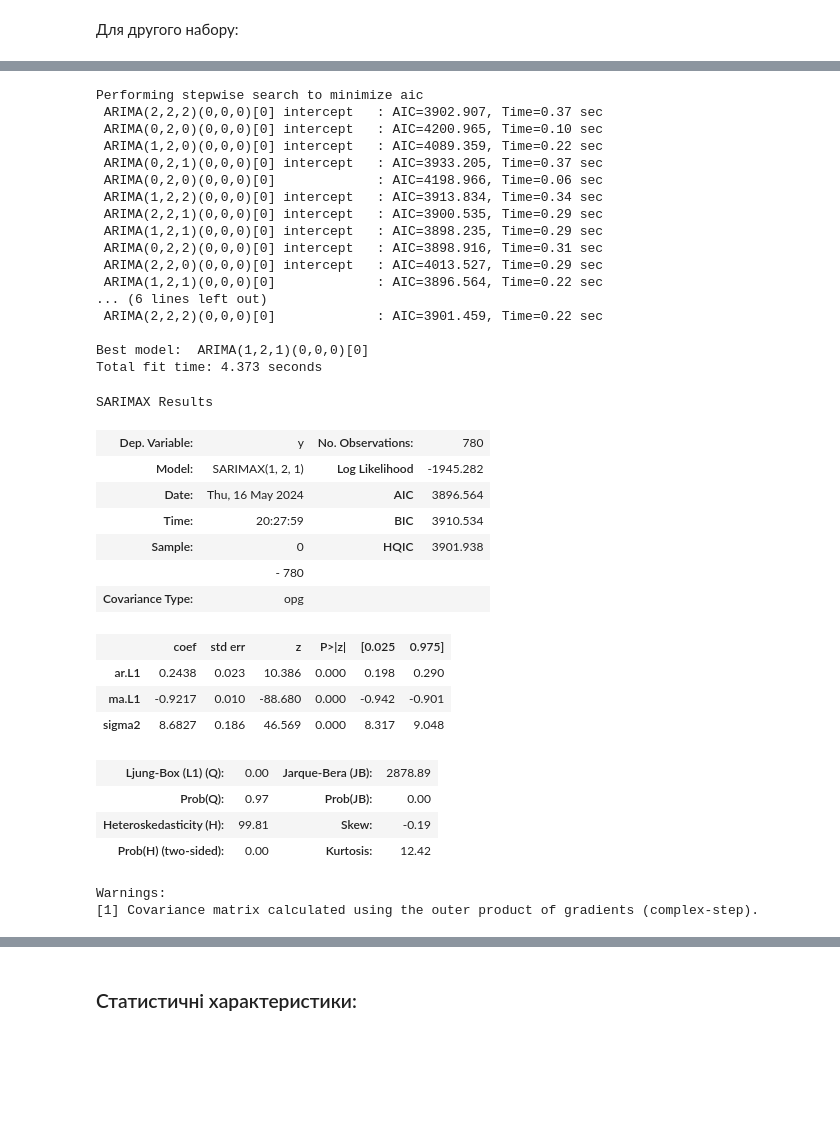
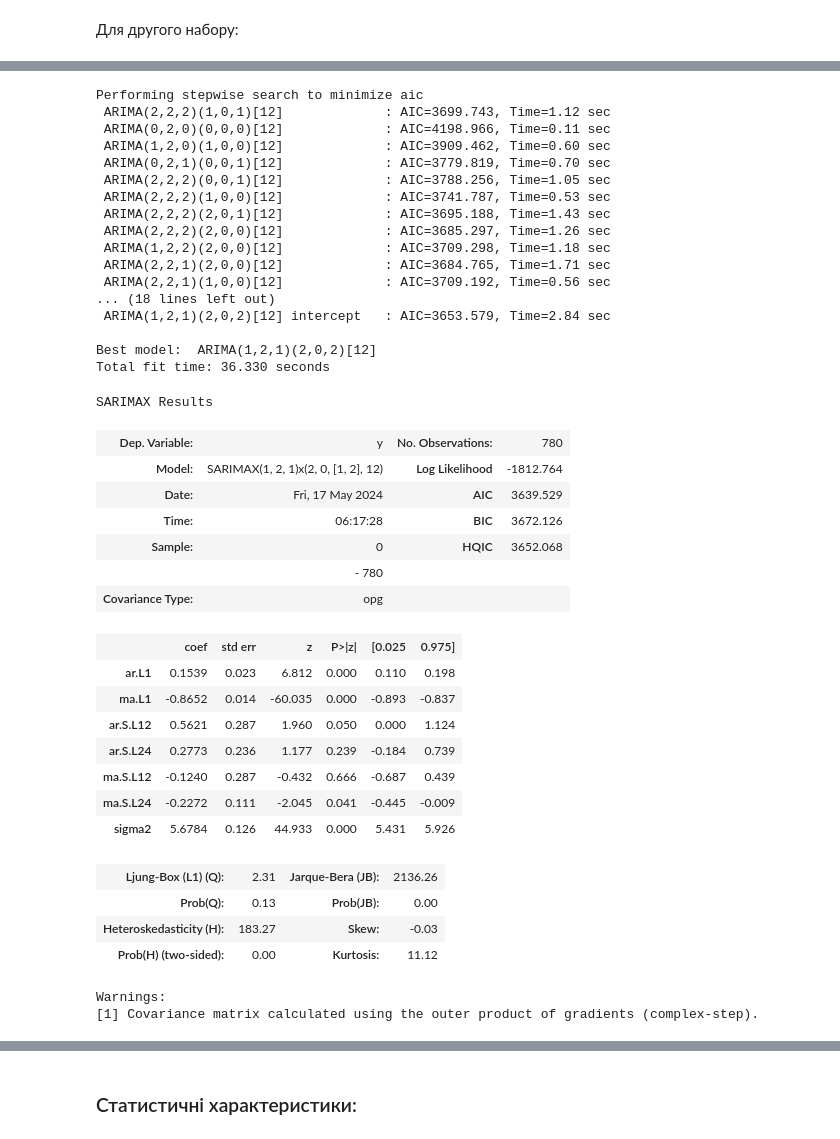
Before and after one commit to HutoRr/ATS, a Jupyter notebook: АЧР лабораторна №4.ipynb, the cells around one changed output, grey strips where cells are left out. Drawn from its saved outputs; the diff is of its cells as text; code cells hidden in the pictures; blank space fills up the shorter version.

```diff
--- a/АЧР лабораторна №4.ipynb
+++ b/АЧР лабораторна №4.ipynb
@@ -289,46 +269,50 @@ plt.show()
 # %%
-stepwise_fit = auto_arima(y=nonrev_y, trace= True, stepwise=True,
+stepwise_fit = auto_arima(y=nonrev_train, trace= True, stepwise=True,
                           max_p=8, max_q=8,
                           start_p=2, start_q=2,
                           method='nm',
                           suppress_stepwise=True, suppress_warnings=True,
-                          seasonal=False)
+                          seasonal=True, m=12)
 #  start_p=10, start_q=10, max_p=15, max_q=15    |   method='powell', 'bfgs', 'nm'
 stepwise_fit.summary()
 # %% [output]
 Performing stepwise search to minimize aic
- ARIMA(2,2,2)(0,0,0)[0] intercept   : AIC=3902.907, Time=0.37 sec
- ARIMA(0,2,0)(0,0,0)[0] intercept   : AIC=4200.965, Time=0.10 sec
- ARIMA(1,2,0)(0,0,0)[0] intercept   : AIC=4089.359, Time=0.22 sec
- ARIMA(0,2,1)(0,0,0)[0] intercept   : AIC=3933.205, Time=0.37 sec
- ARIMA(0,2,0)(0,0,0)[0]             : AIC=4198.966, Time=0.06 sec
- ARIMA(1,2,2)(0,0,0)[0] intercept   : AIC=3913.834, Time=0.34 sec
- ARIMA(2,2,1)(0,0,0)[0] intercept   : AIC=3900.535, Time=0.29 sec
- ARIMA(1,2,1)(0,0,0)[0] intercept   : AIC=3898.235, Time=0.29 sec
- ARIMA(0,2,2)(0,0,0)[0] intercept   : AIC=3898.916, Time=0.31 sec
- ARIMA(2,2,0)(0,0,0)[0] intercept   : AIC=4013.527, Time=0.29 sec
- ARIMA(1,2,1)(0,0,0)[0]             : AIC=3896.564, Time=0.22 sec
-... (6 lines left out)
- ARIMA(2,2,2)(0,0,0)[0]             : AIC=3901.459, Time=0.22 sec
+ ARIMA(2,2,2)(1,0,1)[12]             : AIC=3699.743, Time=1.12 sec
+ ARIMA(0,2,0)(0,0,0)[12]             : AIC=4198.966, Time=0.11 sec
+ ARIMA(1,2,0)(1,0,0)[12]             : AIC=3909.462, Time=0.60 sec
+ ARIMA(0,2,1)(0,0,1)[12]             : AIC=3779.819, Time=0.70 sec
+ ARIMA(2,2,2)(0,0,1)[12]             : AIC=3788.256, Time=1.05 sec
+ ARIMA(2,2,2)(1,0,0)[12]             : AIC=3741.787, Time=0.53 sec
+ ARIMA(2,2,2)(2,0,1)[12]             : AIC=3695.188, Time=1.43 sec
+ ARIMA(2,2,2)(2,0,0)[12]             : AIC=3685.297, Time=1.26 sec
+ ARIMA(1,2,2)(2,0,0)[12]             : AIC=3709.298, Time=1.18 sec
+ ARIMA(2,2,1)(2,0,0)[12]             : AIC=3684.765, Time=1.71 sec
+ ARIMA(2,2,1)(1,0,0)[12]             : AIC=3709.192, Time=0.56 sec
+... (18 lines left out)
+ ARIMA(1,2,1)(2,0,2)[12] intercept   : AIC=3653.579, Time=2.84 sec
 
-Best model:  ARIMA(1,2,1)(0,0,0)[0]
-Total fit time: 4.373 seconds
+Best model:  ARIMA(1,2,1)(2,0,2)[12]
+Total fit time: 36.330 seconds
 SARIMAX Results
 | Dep. Variable: | y | No. Observations: | 780 |
-| Model: | SARIMAX(1, 2, 1) | Log Likelihood | -1945.282 |
-| Date: | Thu, 16 May 2024 | AIC | 3896.564 |
-| Time: | 20:27:59 | BIC | 3910.534 |
-| Sample: | 0 | HQIC | 3901.938 |
+| Model: | SARIMAX(1, 2, 1)x(2, 0, [1, 2], 12) | Log Likelihood | -1812.764 |
+| Date: | Fri, 17 May 2024 | AIC | 3639.529 |
+| Time: | 06:17:28 | BIC | 3672.126 |
+| Sample: | 0 | HQIC | 3652.068 |
 |  | - 780 |  |  |
 | Covariance Type: | opg |  |  |
 |  | coef | std err | z | P>|z| | [0.025 | 0.975] |
-| ar.L1 | 0.2438 | 0.023 | 10.386 | 0.000 | 0.198 | 0.290 |
-| ma.L1 | -0.9217 | 0.010 | -88.680 | 0.000 | -0.942 | -0.901 |
-| sigma2 | 8.6827 | 0.186 | 46.569 | 0.000 | 8.317 | 9.048 |
+| ar.L1 | 0.1539 | 0.023 | 6.812 | 0.000 | 0.110 | 0.198 |
+| ma.L1 | -0.8652 | 0.014 | -60.035 | 0.000 | -0.893 | -0.837 |
+| ar.S.L12 | 0.5621 | 0.287 | 1.960 | 0.050 | 0.000 | 1.124 |
+| ar.S.L24 | 0.2773 | 0.236 | 1.177 | 0.239 | -0.184 | 0.739 |
+| ma.S.L12 | -0.1240 | 0.287 | -0.432 | 0.666 | -0.687 | 0.439 |
+| ma.S.L24 | -0.2272 | 0.111 | -2.045 | 0.041 | -0.445 | -0.009 |
+| sigma2 | 5.6784 | 0.126 | 44.933 | 0.000 | 5.431 | 5.926 |
-| Ljung-Box (L1) (Q): | 0.00 | Jarque-Bera (JB): | 2878.89 |
-| Prob(Q): | 0.97 | Prob(JB): | 0.00 |
-| Heteroskedasticity (H): | 99.81 | Skew: | -0.19 |
-| Prob(H) (two-sided): | 0.00 | Kurtosis: | 12.42 |
+| Ljung-Box (L1) (Q): | 2.31 | Jarque-Bera (JB): | 2136.26 |
+| Prob(Q): | 0.13 | Prob(JB): | 0.00 |
+| Heteroskedasticity (H): | 183.27 | Skew: | -0.03 |
+| Prob(H) (two-sided): | 0.00 | Kurtosis: | 11.12 |
 Warnings:
 [1] Covariance matrix calculated using the outer product of gradients (complex-step).
 # %%
```
Also changed, not shown: parts of 115 cells of this notebook, 2 other files.
